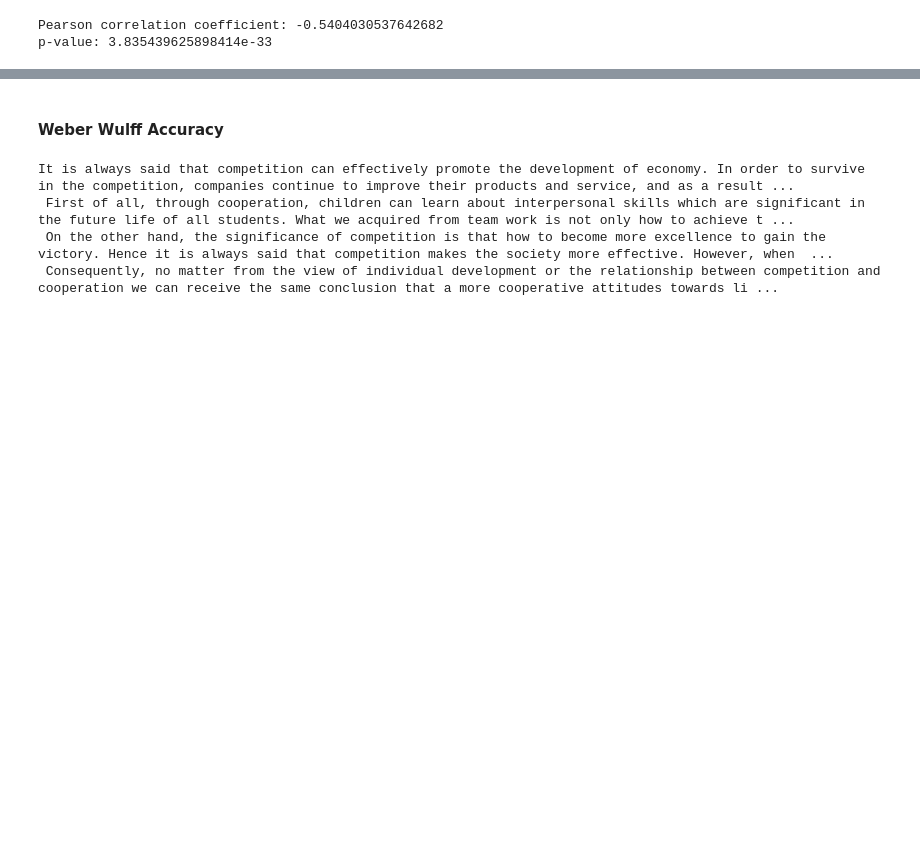
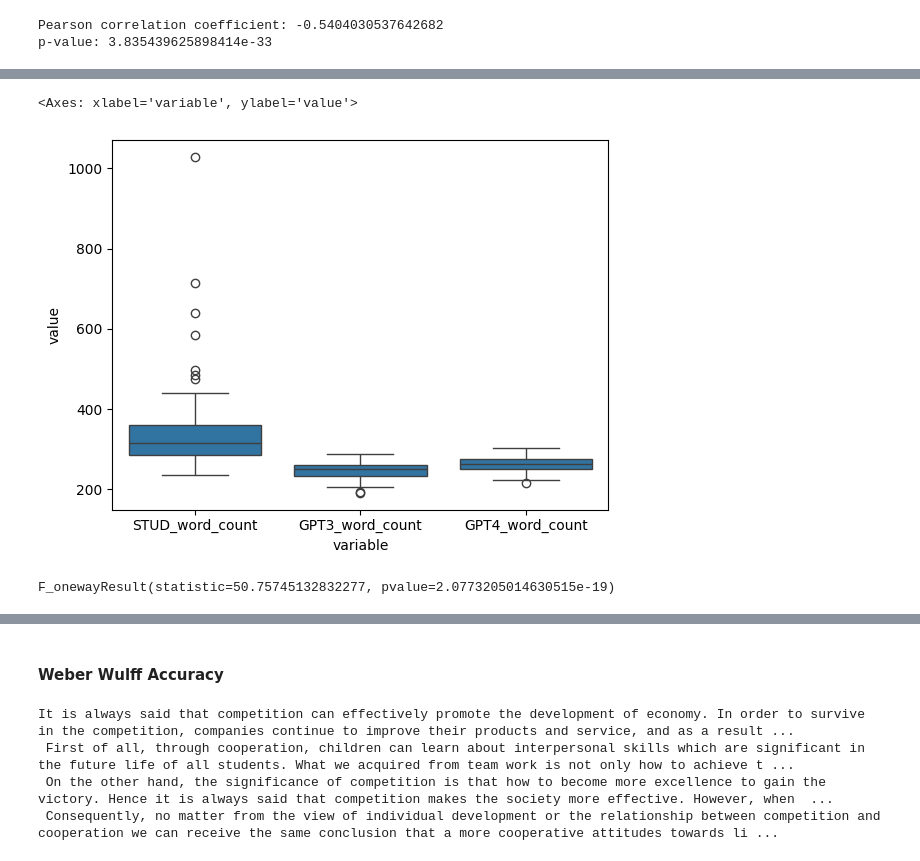
Before and after one commit to nicole-jefferies/RADAR_Eval, a Jupyter notebook: Visualisations and Stat Tests.ipynb, the cells around one changed output, grey strips where cells are left out. Cells and saved outputs as stored; diff of their text form; code cells hidden in the pictures; blank space fills up the shorter version.

```diff
--- a/Visualisations and Stat Tests.ipynb
+++ b/Visualisations and Stat Tests.ipynb
@@ -151,3 +151,11 @@ print("p-value:", p_value)
 # %% [output]
 Pearson correlation coefficient: -0.5404030537642682
 p-value: 3.835439625898414e-33
+# %%
+text_sources = ['STUD_word_count', 'GPT3_word_count','GPT4_word_count']
+
+text_lengths = data[text_sources]
+
+text_lengths = pd.melt(text_lengths)
+
+text_lengths
@@ -153,0 +176,9 @@ p-value: 3.835439625898414e-33
+# %%
+sns.boxplot(data=text_lengths, x='variable', y='value')
+# %% [output]
+<Axes: xlabel='variable', ylabel='value'>
+[figure, added]
+# %%
+f_oneway(data['STUD_word_count'], data['GPT3_word_count'], data['GPT4_word_count'])
+# %% [output]
+F_onewayResult(statistic=50.75745132832277, pvalue=2.0773205014630515e-19)
```
Also changed, not shown: parts of 8 cells of this notebook, 2 other files.
